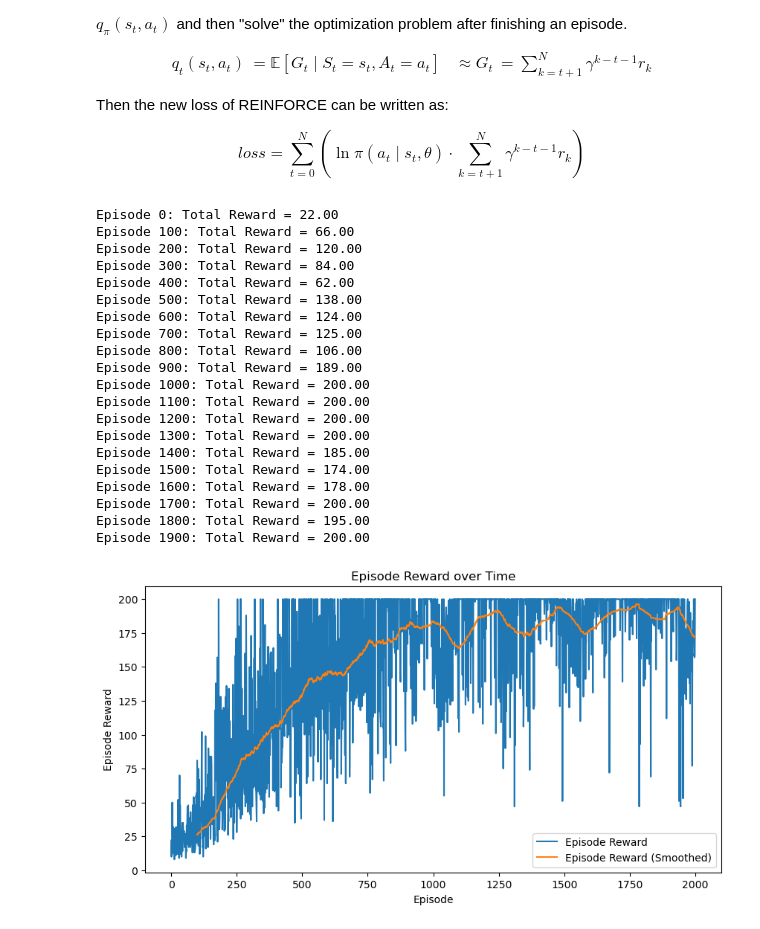
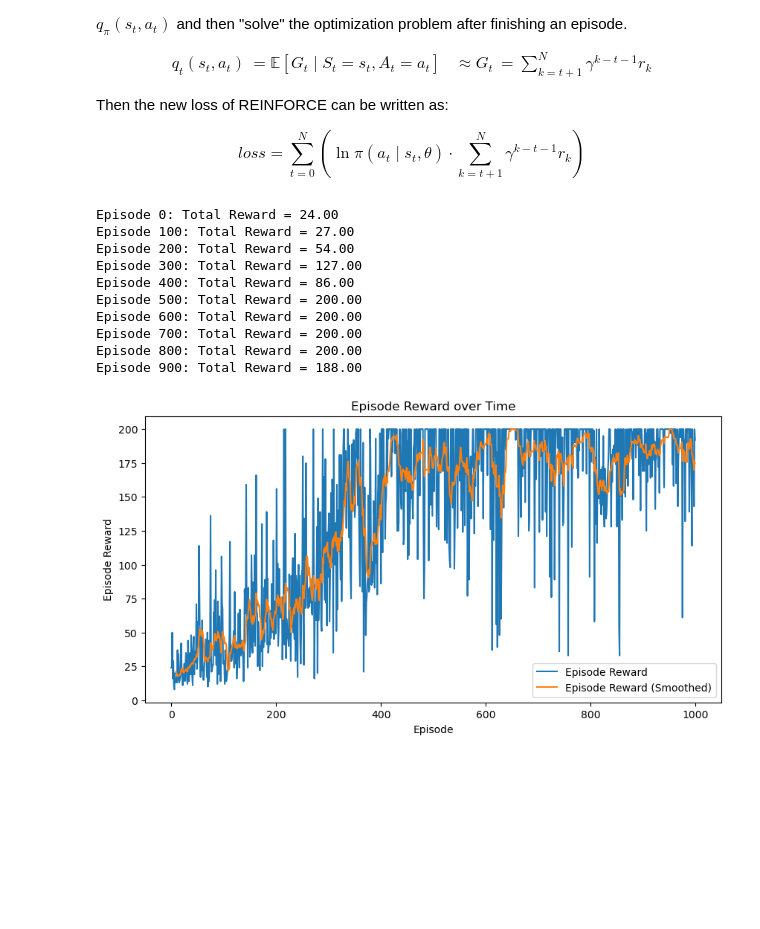
Before and after one commit to RanZhu1989/RL_PlayGround, a Jupyter notebook: Policy_Gradient/REINFORCE.ipynb, the cells around one changed output. Drawn from its saved outputs; the diff is of its cells as text; code cells hidden in the pictures; blank space fills up the shorter version.

```diff
--- a/Policy_Gradient/REINFORCE.ipynb
+++ b/Policy_Gradient/REINFORCE.ipynb
@@ -77,7 +77,7 @@ class REINFORCE_Agent():
 
     def get_action(self, obs:np.ndarray) -> Tuple[int, torch.tensor]:
         """ The output of policy network is the action distribution.
-            Apart from the sampled action, the sampled action distribution is used for training the policy network."""
+            Apart from the sampled action, the sampled action distribution ( log_pi(s|a) ) is used for training the policy network."""
 
         obs = torch.tensor(obs, dtype = torch.float32).to(self.device)
         dist = self.policy_network(obs) # NN_outputs -softmax-> Action distribution
@@ -121,8 +121,8 @@ class Policy_Network(torch.nn.Module):
 
     def __init__(self,obs_dim:int,action_dim:int) -> None:
         super(Policy_Network, self).__init__()
-        self.fc1 = torch.nn.Linear(obs_dim,64)
-        self.fc2 = torch.nn.Linear(64,action_dim)
+        self.fc1 = torch.nn.Linear(obs_dim,128)
+        self.fc2 = torch.nn.Linear(128,action_dim)
 
     def forward(self,x:torch.tensor) -> torch.tensor:
         x = F.relu(self.fc1(x))
@@ -239,34 +239,24 @@ class TrainManager():
 # %%
 if __name__ == "__main__":
     env = gym.make('CartPole-v0')
     Manger = TrainManager(env = env,
-                        episode_num = 2000,
-                        lr = 0.001,
+                        episode_num = 1000,
+                        lr = 1e-3,
                         gamma = 0.98,
                         seed = 0,
                         my_device = "cpu"
                         )
     Manger.train()
-    Manger.plotting()
+    Manger.plotting(smoothing_window=10)
 # %% [output]
-Episode 0: Total Reward = 22.00
-Episode 100: Total Reward = 66.00
-Episode 200: Total Reward = 120.00
-Episode 300: Total Reward = 84.00
-Episode 400: Total Reward = 62.00
-Episode 500: Total Reward = 138.00
-Episode 600: Total Reward = 124.00
-Episode 700: Total Reward = 125.00
-Episode 800: Total Reward = 106.00
-Episode 900: Total Reward = 189.00
-Episode 1000: Total Reward = 200.00
-Episode 1100: Total Reward = 200.00
-Episode 1200: Total Reward = 200.00
-Episode 1300: Total Reward = 200.00
-Episode 1400: Total Reward = 185.00
-Episode 1500: Total Reward = 174.00
-Episode 1600: Total Reward = 178.00
-Episode 1700: Total Reward = 200.00
-Episode 1800: Total Reward = 195.00
-Episode 1900: Total Reward = 200.00
+Episode 0: Total Reward = 24.00
+Episode 100: Total Reward = 27.00
+Episode 200: Total Reward = 54.00
+Episode 300: Total Reward = 127.00
+Episode 400: Total Reward = 86.00
+Episode 500: Total Reward = 200.00
+Episode 600: Total Reward = 200.00
+Episode 700: Total Reward = 200.00
+Episode 800: Total Reward = 200.00
+Episode 900: Total Reward = 188.00
-[figure, old version]
+[figure, new version]
```
Also changed, not shown: 8 other files.
